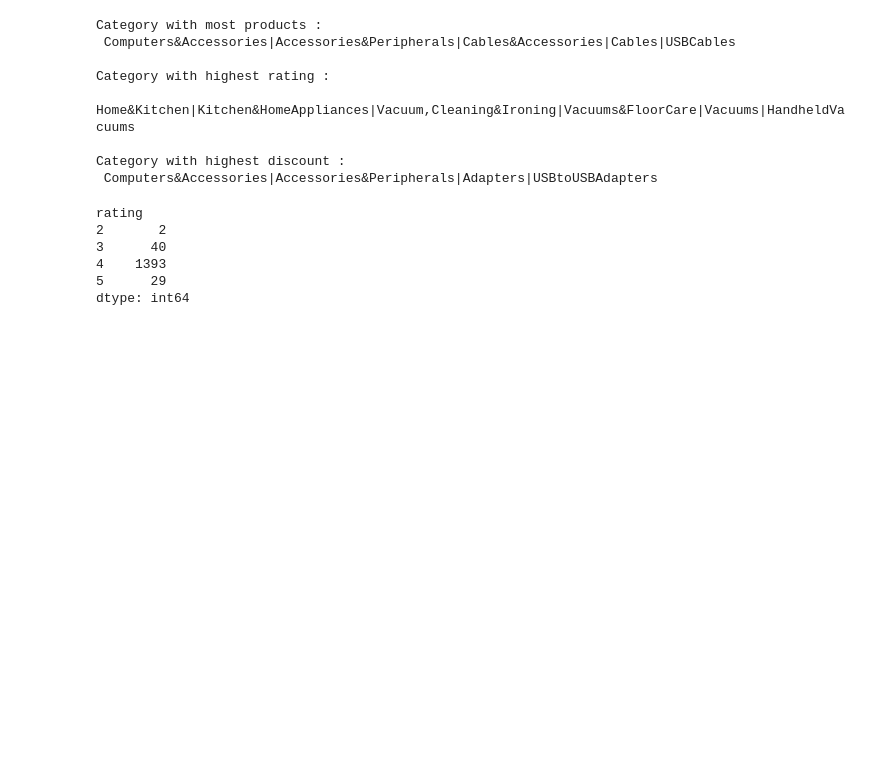
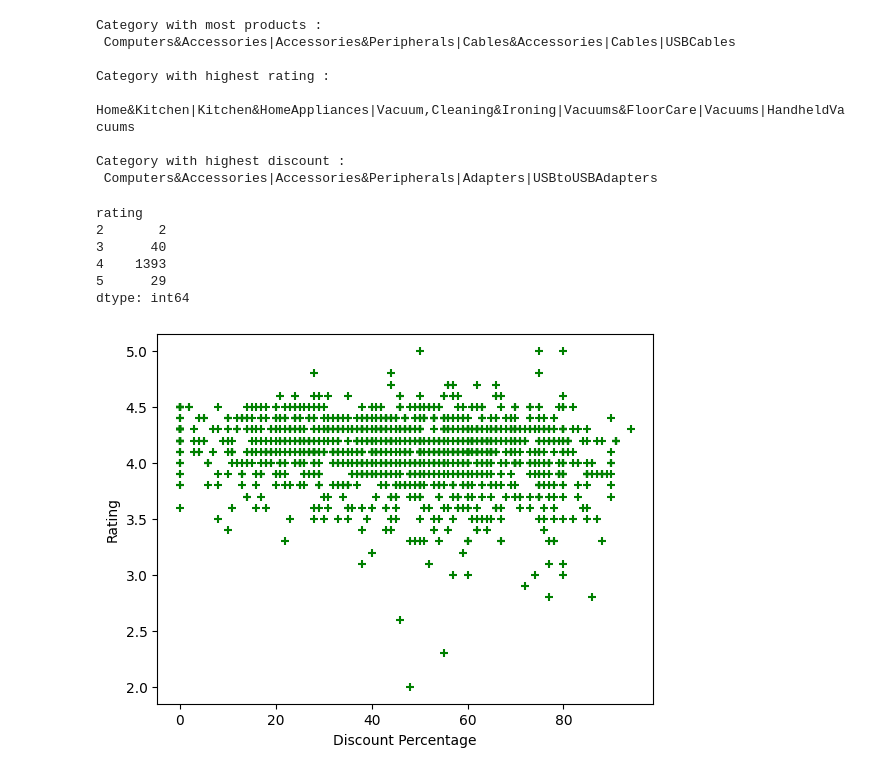
Before and after one commit to krishnasouravvemuri/amazon-sales, a Jupyter notebook: amazon.ipynb, the cells around one changed output. Cells and saved outputs as stored; diff of their text form; code cells hidden in the pictures; blank space fills up the shorter version.

Commit message:
Data analysis 3

```diff
--- a/amazon.ipynb
+++ b/amazon.ipynb
@@ -159,3 +159,13 @@ rating
 4    1393
 5      29
 dtype: int64
+# %%
+rating = pd.to_numeric(data["rating"], errors='coerce')
+dis_per = pd.to_numeric(data["discount_percentage"], errors='coerce')
+
+plt.xlabel("Discount Percentage")
+plt.ylabel("Rating")
+plt.scatter(dis_per, rating, label = "Scatter plot of ratings v/s discount", marker="+", color = "green")
+plt.show()
+# %% [output]
+[figure, added]
```
Also changed, not shown: parts of 4 cells of this notebook, 1 other file.
